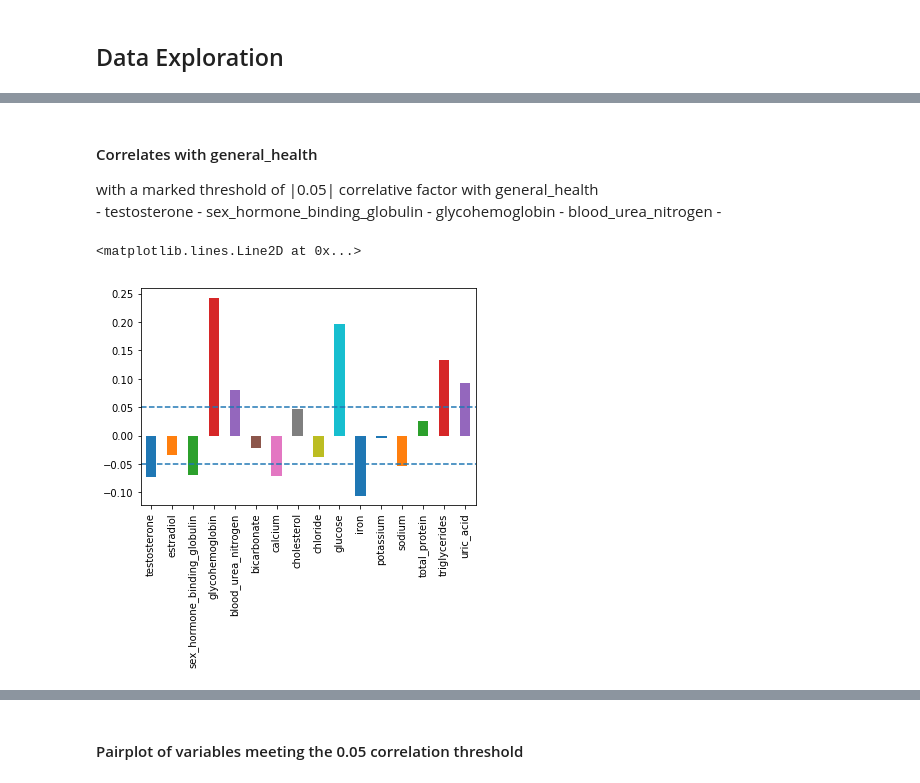
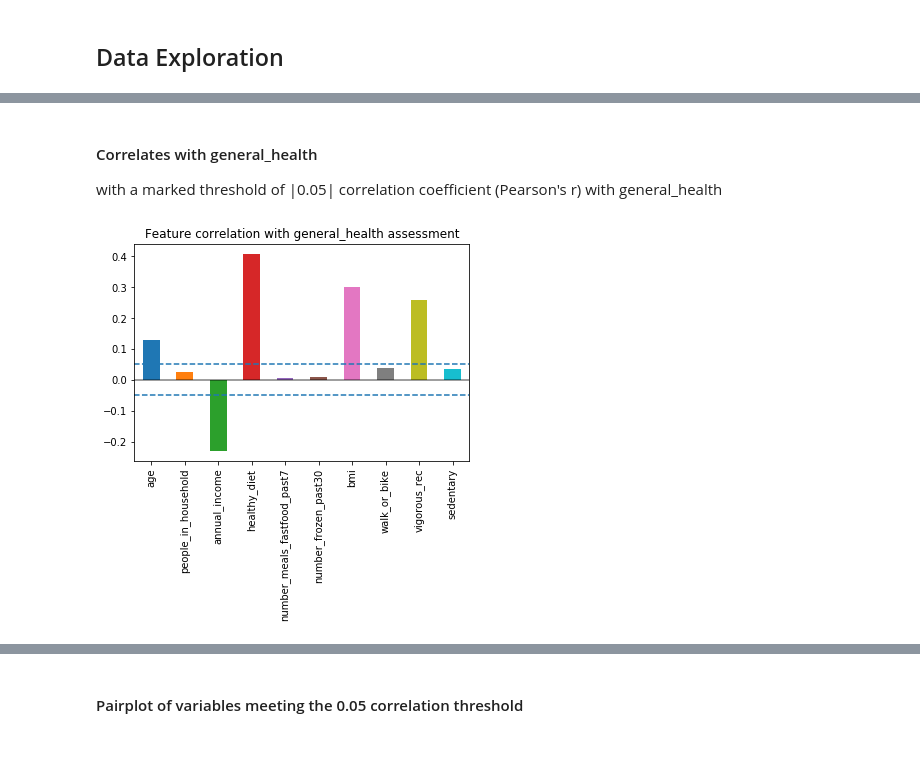
Before and after one commit to oconnoag/NHANES_General_Health_Prediction, a Jupyter notebook: flor_eda.ipynb, the cells around one changed output, grey strips where cells are left out. Drawn from its saved outputs; the diff is of its cells as text; code cells hidden in the pictures; blank space fills up the shorter version.

Commit message:
Committin Flor EDA

```diff
--- a/flor_eda.ipynb
+++ b/flor_eda.ipynb
@@ -8,6 +8,6 @@ from extra_functions.functions import visualize
 # %%
-alijah_data_url = 'https://raw.githubusercontent.com/oconnoag/NHANES_Data/master/compiled_data/alijah_compiled_raw.csv'
-raw_data = pd.read_csv(alijah_data_url)
+flor_data_url = 'https://raw.githubusercontent.com/oconnoag/NHANES_Data/master/compiled_data/flor_compiled_raw.csv'
+raw_data = pd.read_csv(flor_data_url)
 # %% [markdown]
 ## Column Renaming
 # %%
@@ -33,3 +15,16 @@ processed_data_b = processed_data_a.rename(columns={'HSD010': 'general_health',
+# %%
+processed_data_b = processed_data_a.rename(columns={'HSD010': 'general_health',
+                                                    'RIDAGEYR': 'age',
+                                                    'DMDHHSIZ': 'people_in_household',
+                                                    'INDHHIN2': 'annual_income',
+                                                    'DBQ700': 'healthy_diet',
+                                                    'DBD900': 'number_meals_fastfood_past7',
+                                                    'DBD910': 'number_frozen_past30',
+                                                    'BMXBMI': 'bmi',
+                                                    'PAQ635': 'walk_or_bike',
+                                                    'PAQ650': 'vigorous_rec',
+                                                    'PAD680': 'sedentary',
+                                                    })
 # %% [markdown]
 ## Cleaning Data
 # %%
@@ -60,3 +52,10 @@ processed_data = processed_data.dropna()
+# %%
+# Drop any subject with empty values
+processed_data = processed_data.dropna()
+
+processed_data = processed_data[processed_data['annual_income'] < 77]
+processed_data = processed_data[processed_data['healthy_diet'] != 9]
+processed_data = processed_data[processed_data['vigorous_rec'] != 9]
 # %%
 processed_data.info()
 # %% [output]
@@ -105,15 +118,11 @@ Standard Deviation by reported health level:
 # %% [markdown]
 #### Correlates with general_health
-with a marked threshold of |0.05| correlative factor with general_health <br>
-     - testosterone
-     - sex_hormone_binding_globulin
-     - glycohemoglobin
-     - blood_urea_nitrogen
-     -
+with a marked threshold of |0.05| correlation coefficient (Pearson's r) with general_health <br>
 # %%
 (processed_data.corr()['general_health'][2:]).plot.bar()
 plt.axhline(y = 0.05, linestyle='--')
+plt.axhline(y=0, linestyle='-', color='k', alpha=0.5)
 plt.axhline(y = -0.05, linestyle='--')
+plt.title("Feature correlation with general_health assessment");
 # %% [output]
-<matplotlib.lines.Line2D at 0x...>
-[figure, old version]
+[figure, new version]
```
Also changed, not shown: parts of 34 cells of this notebook, 1 other file.
